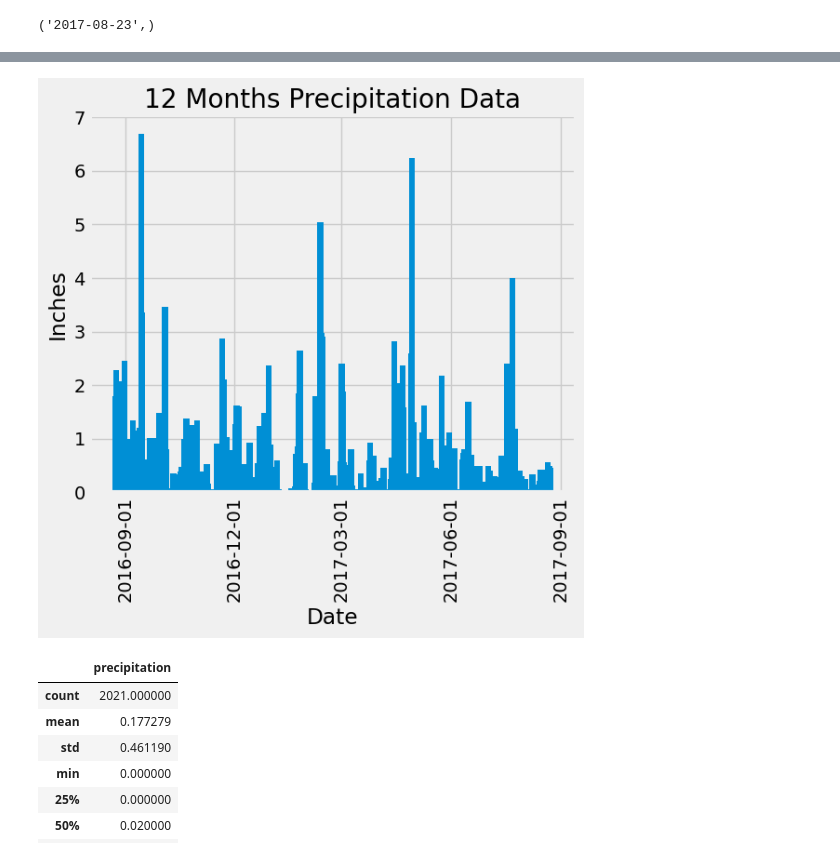
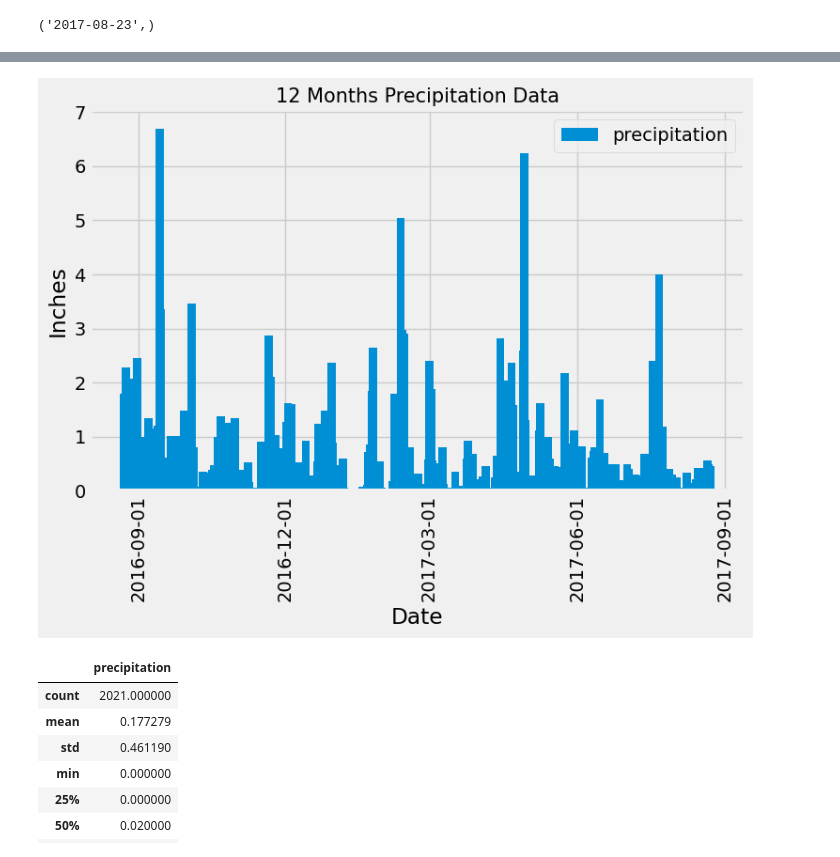
Before and after one commit to dagimg16/sqlalchemy-challenge, a Jupyter notebook: climate_analysis.ipynb, the cells around one changed output, grey strips where cells are left out. Saved outputs shown, nothing was run; the diff lists cells and outputs as text; code cells hidden in the pictures.

```diff
--- a/climate_analysis.ipynb
+++ b/climate_analysis.ipynb
@@ -71,38 +56,40 @@ pd.read_sql_table(table_name="measurement", con=engine)
 # %%
 # Starting from the most recent data point in the database.
 end_date = dt.datetime.strptime(recent_date[0], '%Y-%m-%d').date()
 
 # Calculate the date one year from the last date in data set.
-start_date = end_date - dt.timedelta(days=365)
+start_date = end_date - relativedelta(months=12)
 
 df={'Date':[],
      'precipitation':[]}
 for x in session.\
         query(Measurement.date, Measurement.prcp).\
         filter(Measurement.date >= start_date).\
         order_by(Measurement.date).\
         all():
     df['Date'].append(x.date)
     df['precipitation'].append(x.prcp)
+
 #convert dict to DataFrame
 df = pd.DataFrame(df)
 
 df["Date"] = pd.to_datetime(df["Date"])
 dates_num = mdates.date2num(df["Date"])
 
-fig, ax = plt.subplots(figsize=(6,5))
-ax.bar(dates_num, df["precipitation"], width=5)
+fig, ax = plt.subplots(figsize=(8,5))
+ax.bar(dates_num, df["precipitation"], width=5, label='precipitation', capsize=10)
 
 ax.xaxis.set_major_formatter(mdates.DateFormatter("%Y-%m-%d"))
 ax.xaxis.set_major_locator(mdates.MonthLocator(interval=3))
 
 plt.xticks(rotation=90)
 plt.xlabel("Date")
 plt.ylabel("Inches")
-plt.title('12 Months Precipitation Data')
+plt.title('12 Months Precipitation Data', fontsize=15)
+plt.legend()
 plt.show()
 # %% [output]
-[figure, old version]
+[figure, new version]
 # %%
 df['precipitation'].describe().to_frame()
 # %% [output]
```
Also changed, not shown: parts of 11 cells of this notebook.
